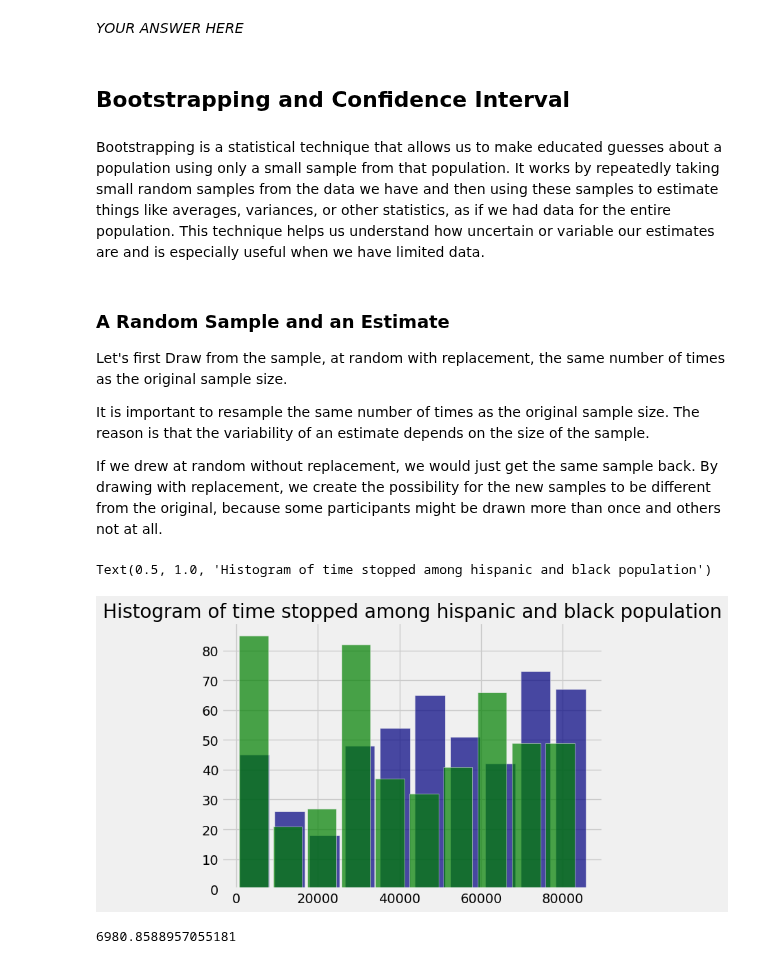
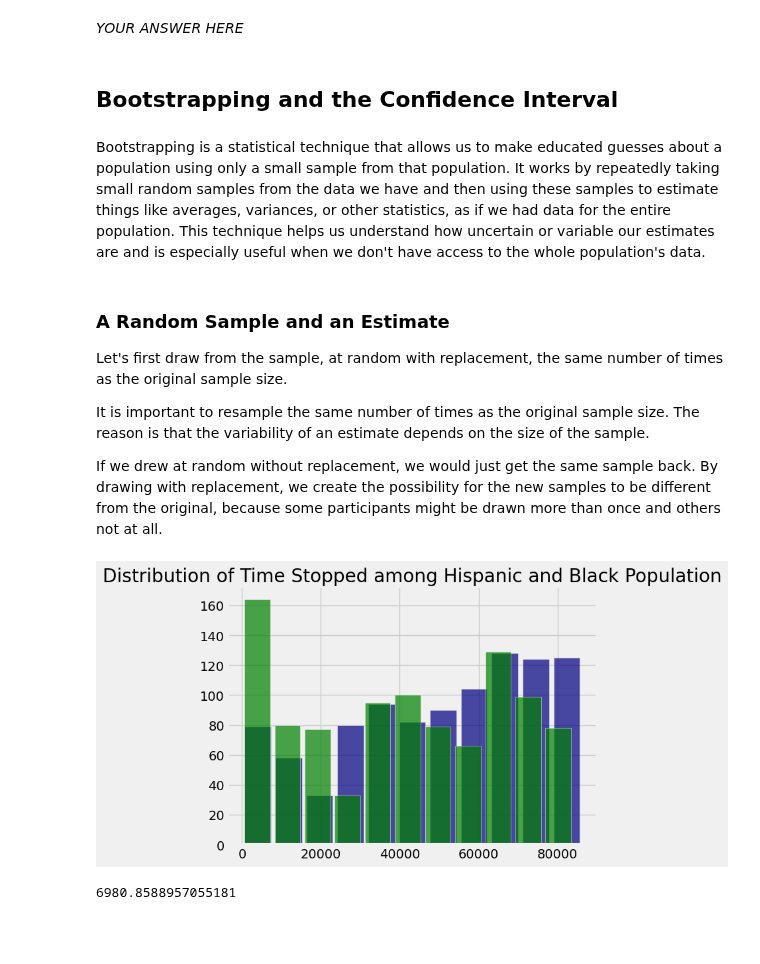
Before and after one commit to ds-modules/Legalst-123, a Jupyter notebook: labs/05_Large n/05_Central_Limit_Theorem_Confidence_Intervals_Hypothesis_Testing-Sol.ipynb, the cells around one changed output. Saved outputs shown, nothing was run; the diff lists cells and outputs as text; code cells hidden in the pictures; blank space fills up the shorter version.

```diff
--- a/labs/05_Large n/05_Central_Limit_Theorem_Confidence_Intervals_Hypothesis_Testing-Sol.ipynb
+++ b/labs/05_Large n/05_Central_Limit_Theorem_Confidence_Intervals_Hypothesis_Testing-Sol.ipynb
@@ -170,26 +179,25 @@ px.histogram(combined, x='subject_age', color='subject_race', histnorm='percent'
 # %% [markdown]
 _YOUR ANSWER HERE_
 # %% [markdown]
-## Bootstrapping and Confidence Interval
+## Bootstrapping and the Confidence Interval
 # %% [markdown]
-Bootstrapping is a statistical technique that allows us to make educated guesses about a population using only a small sample from that population. It works by repeatedly taking small random samples from the data we have and then using these samples to estimate things like averages, variances, or other statistics, as if we had data for the entire population. This technique helps us understand how uncertain or variable our estimates are and is especially useful when we have limited data.
+Bootstrapping is a statistical technique that allows us to make educated guesses about a population using only a small sample from that population. It works by repeatedly taking small random samples from the data we have and then using these samples to estimate things like averages, variances, or other statistics, as if we had data for the entire population. This technique helps us understand how uncertain or variable our estimates are and is especially useful when we don't have access to the whole population's data.
 # %% [markdown]
 ###  A Random Sample and an Estimate
-Let's first Draw from the sample, at random with replacement, the same number of times as the original sample size.
+Let's first draw from the sample, at random with replacement, the same number of times as the original sample size.
 
 It is important to resample the same number of times as the original sample size. The reason is that the variability of an estimate depends on the size of the sample.
 
 If we drew  at random without replacement, we would just get the same sample back. By drawing with replacement, we create the possibility for the new samples to be different from the original, because some participants might be drawn more than once and others not at all.
 # %%
-#fill out the blanks in this skeleton code
+# Fill out the blanks in this skeleton code
 b_resampled = stops[stops['subject_race'] == 'black'].sample(len(stops['subject_race'] == 'black'), replace = True)
 h_resampled = stops[stops['subject_race'] == 'hispanic'].sample(len(stops['subject_race'] == 'hispanic'), replace = True)
 
 plt.hist(b_resampled['time'], bins='auto', color='navy', alpha=0.7, rwidth=0.85)
 
 plt.hist(h_resampled['time'], bins='auto', color='green', alpha=0.7, rwidth=0.85)
-plt.title('Histogram of time stopped among hispanic and black population')
+plt.title('Distribution of Time Stopped among Hispanic and Black Population');
 # %% [output]
-Text(0.5, 1.0, 'Histogram of time stopped among hispanic and black population')
-[figure, old version]
+[figure, new version]
 # %%
```
Also changed, not shown: parts of 14 cells of this notebook, 3 other files.
